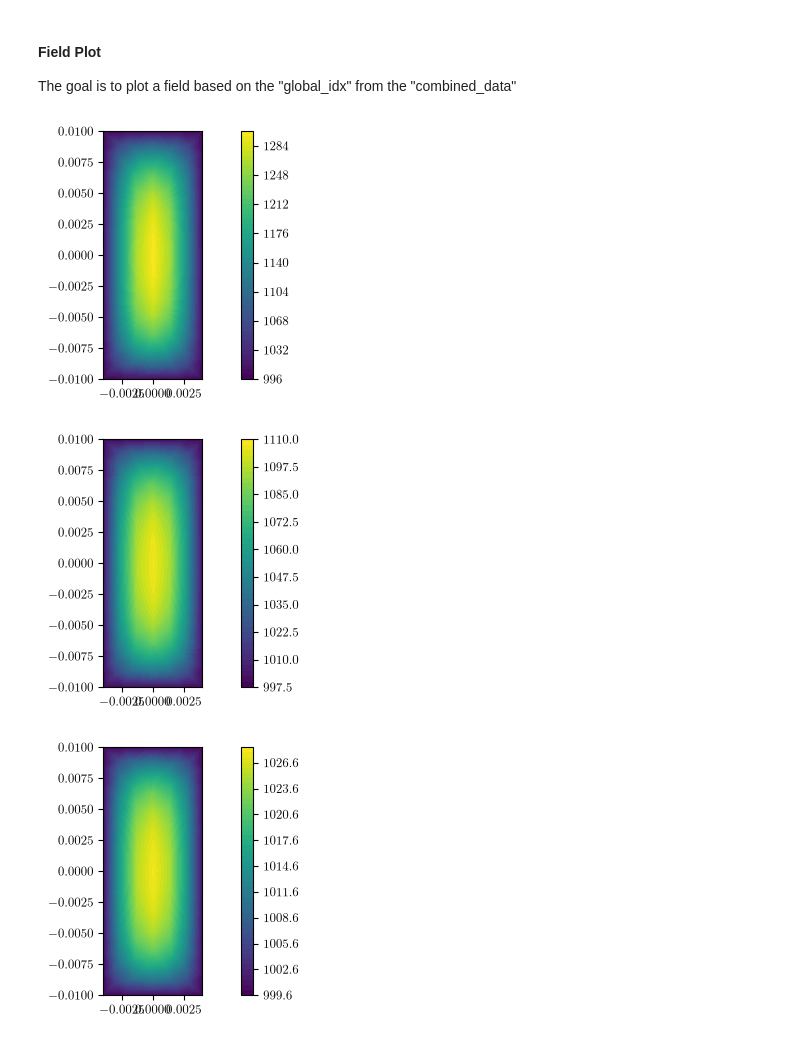
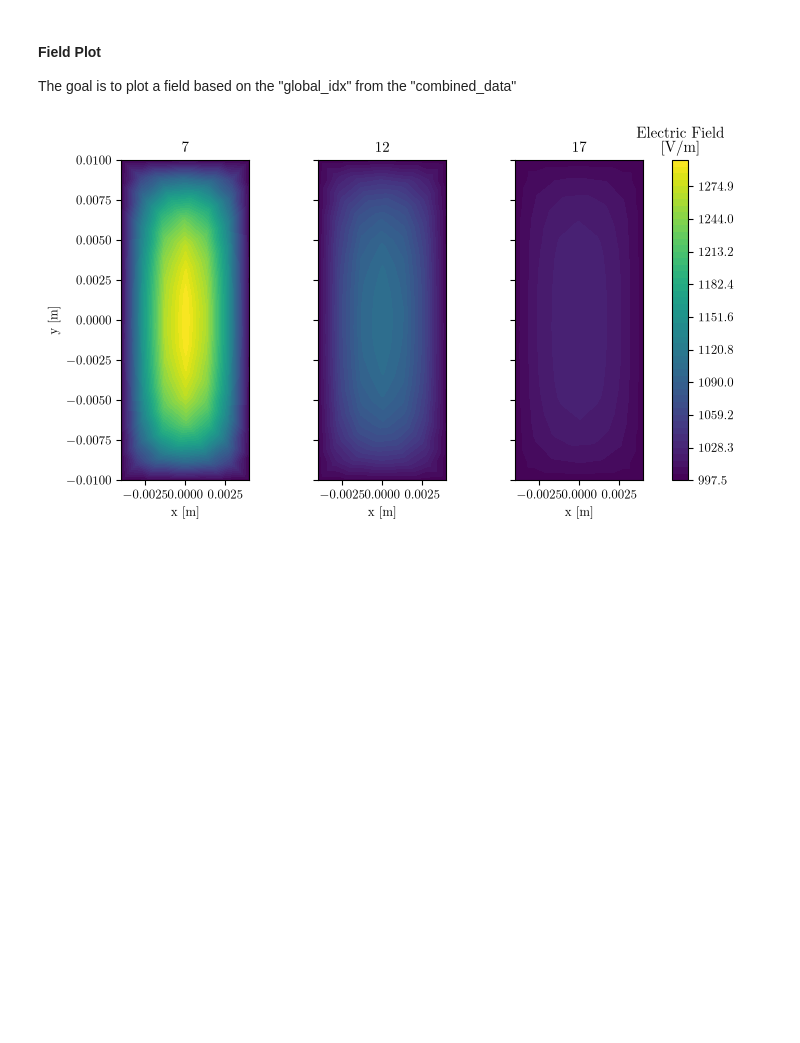
Before and after one commit to upb-lea/MPhSweepKit, a Jupyter notebook: examples/studies/ferrite_plate_capacitor/3_plots.ipynb, the cells around one changed output. Cells and saved outputs as stored; diff of their text form; code cells hidden in the pictures; blank space fills up the shorter version.

Commit message:
add plot for multiple fields of a single geometry.

```diff
--- a/examples/studies/ferrite_plate_capacitor/3_plots.ipynb
+++ b/examples/studies/ferrite_plate_capacitor/3_plots.ipynb
@@ -142,31 +142,38 @@ The goal is to plot a field based on the "global_idx" from the "combined_data"
 # %%
 # Choose a geometry index to read the corresponding exported field data
 sub_folder="Fields in Cross-Section"
 description = "Electric Field"
+
+# Choose some indicees manually
 geometry_idx = 3
-inner_idx = 0
+list_of_idx = [7, 12, 17]
+list_of_labels = list_of_idx  # Use the indices as labels for now
 
 # Dataframe that contans the electric field data for the selected geometry index
-df_geo_E = read_geometry_dataset(sub_folder, description, geometry_idx, inner_idx)
+df_geo_E = read_geometry_dataset(sub_folder, description, geometry_idx)
 
 # For the geometry, create a PlotField object to visualize the electric field data
 ElectricFieldPlot = PlotField(df_geo_E)
+
+# Create a list of field plots corresponding to the chosen indices
+list_of_fields = [ElectricFieldPlot.df.columns[idx] for idx in list_of_idx]
+
+# Plot the selected fields side by side with a shared color scale
+fig, axes, cbar = ElectricFieldPlot.plot_fields(
+    list_of_value_cols=list_of_fields,
+    list_of_labels=list_of_labels,
+    field_name="Electric Field",
+    unit="V/m",
+    figsize=(7, 4)
+    )
+plt.show()
+
+# TODO: Add a function, that allows to select from the input dataframe
+#       e.g., by filtering for a specific material, frequencies, etc.
+# TODO: Add the parameter information to the plot, e.g., material, frequency, etc.
+# TODO: Add a function to plot the field data for multiple geometries
+# TODO: Allow to change the units of the dimensions and the field data
+#       -> best would be to do that beforehand... (directly in the dataframe)
+#       -> also the units shold be read from the dataframe
+# %% [output]
+[figure, added]
-# %%
-# TODO: Add a function, thaat allows to select from the input dataframe
-#       e.g., by filtering for a specific material, frequencies, etc.
-list_of_idx = [7, 12, 17]
-
-for inner_idx in list_of_idx:
-    # Plot the data using tricontourf
-    ElectricFieldPlot.plot_field(
-        x_col="x",
-        y_col="y",
-        value_col=ElectricFieldPlot.df.columns[inner_idx],
-        kind="tricontourf",
-        levels=50,
-        figsize=(8, 3)
-    )
-# %% [output]
-[figure, removed]
-[figure, removed]
-[figure, removed]
```
Also changed, not shown: 2 other files.
